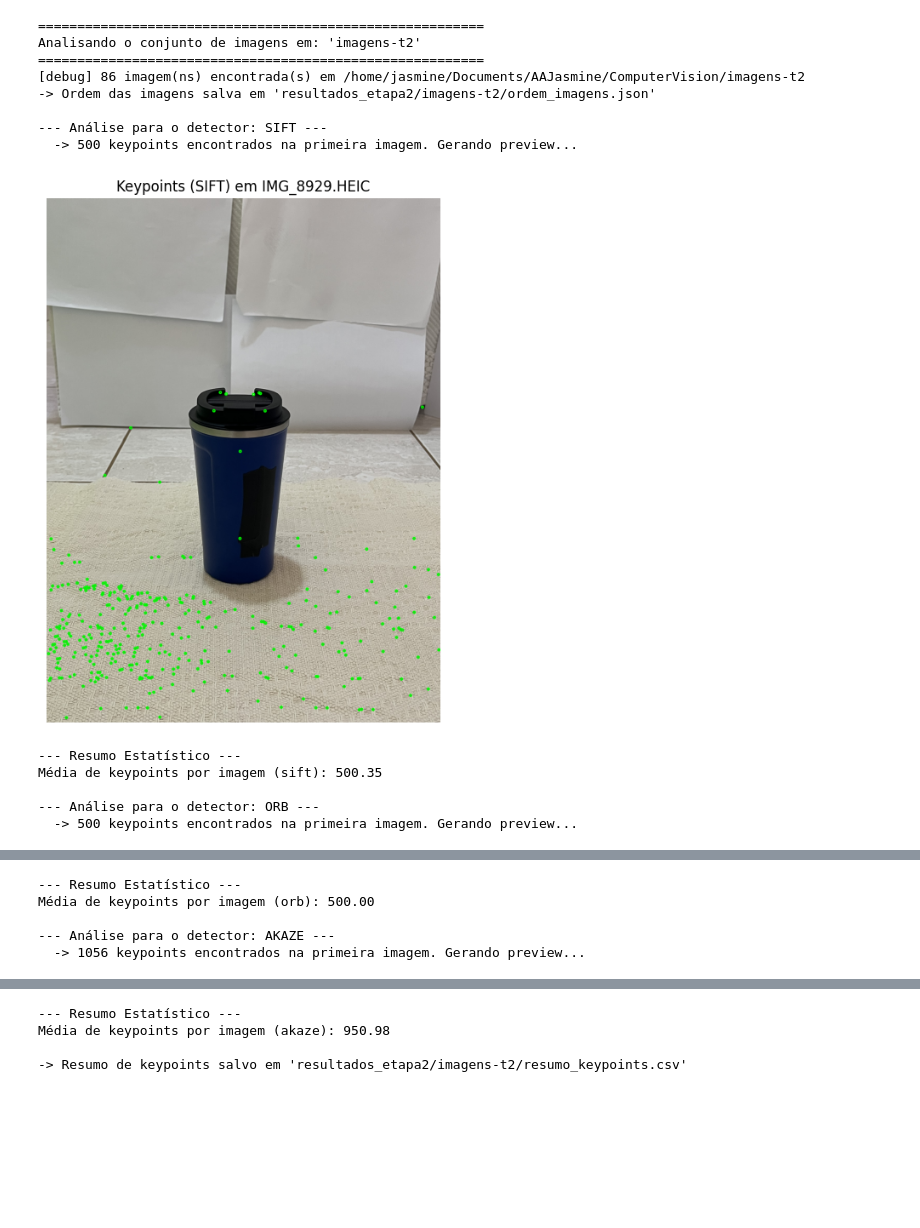
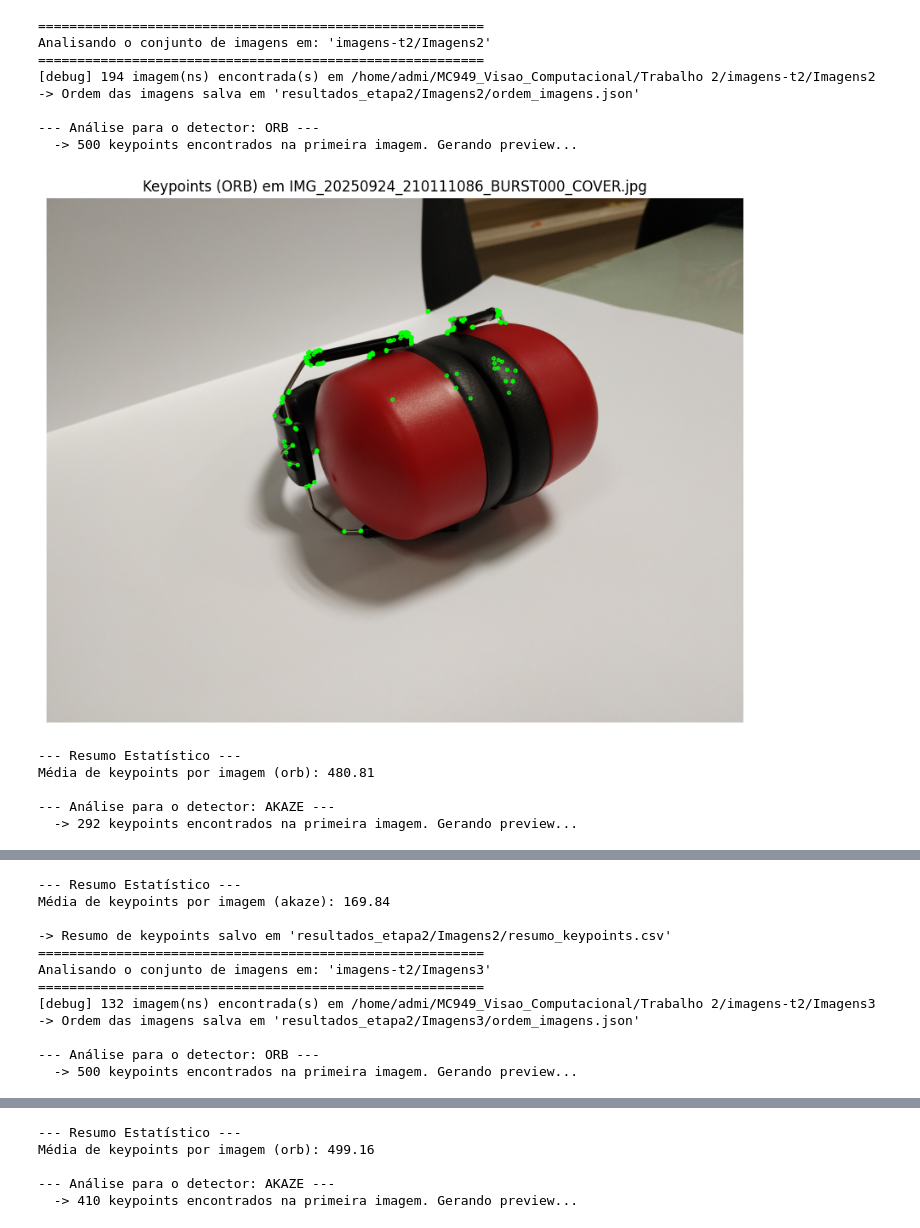
Before and after one commit to GabrielMacedoMontagna/MC949_Visao_Computacional, a Jupyter notebook: Trabalho 2/etapa2.ipynb, the cells around one changed output, grey strips where cells are left out. Drawn from its saved outputs; the diff is of its cells as text; code cells hidden in the pictures; blank space fills up the shorter version.

```diff
--- a/Trabalho 2/etapa2.ipynb
+++ b/Trabalho 2/etapa2.ipynb
@@ -247,21 +247,22 @@ def analisar_conjunto(caminho_pasta: str, detectores: List[str]):
         w.writerows(linhas_resumo)
     print(f"\n-> Resumo de keypoints salvo em '{csv_path}'")
 # %%
-caminho_normal = "imagens-t2"
-detectores = ['sift', 'orb', 'akaze']
-analisar_conjunto(caminho_normal, detectores)
+caminho_normal = ['imagens-t2/Imagens2', 'imagens-t2/Imagens3', 'imagens-t2/Imagens4']
+detectores = ['orb', 'akaze']
+for caminho in caminho_normal:
+    analisar_conjunto(caminho, detectores)
 # %% [output]
 =========================================================
-Analisando o conjunto de imagens em: 'imagens-t2'
+Analisando o conjunto de imagens em: 'imagens-t2/Imagens2'
 =========================================================
-[debug] 86 imagem(ns) encontrada(s) em /home/jasmine/Documents/AAJasmine/ComputerVision/imagens-t2
--> Ordem das imagens salva em 'resultados_etapa2/imagens-t2/ordem_imagens.json'
+[debug] 194 imagem(ns) encontrada(s) em /home/admi/MC949_Visao_Computacional/Trabalho 2/imagens-t2/Imagens2
+-> Ordem das imagens salva em 'resultados_etapa2/Imagens2/ordem_imagens.json'
 
---- Análise para o detector: SIFT ---
+--- Análise para o detector: ORB ---
   -> 500 keypoints encontrados na primeira imagem. Gerando preview...
-[figure, old version]
+[figure, new version]
 --- Resumo Estatístico ---
-Média de keypoints por imagem (sift): 500.35
+Média de keypoints por imagem (orb): 480.81
 
---- Análise para o detector: ORB ---
-  -> 500 keypoints encontrados na primeira imagem. Gerando preview...
+--- Análise para o detector: AKAZE ---
+  -> 292 keypoints encontrados na primeira imagem. Gerando preview...
@@ -269,5 +270,12 @@ Média de keypoints por imagem (sift): 500.35
 --- Resumo Estatístico ---
-Média de keypoints por imagem (orb): 500.00
+Média de keypoints por imagem (akaze): 169.84
 
---- Análise para o detector: AKAZE ---
-  -> 1056 keypoints encontrados na primeira imagem. Gerando preview...
+-> Resumo de keypoints salvo em 'resultados_etapa2/Imagens2/resumo_keypoints.csv'
+=========================================================
+Analisando o conjunto de imagens em: 'imagens-t2/Imagens3'
+=========================================================
+[debug] 132 imagem(ns) encontrada(s) em /home/admi/MC949_Visao_Computacional/Trabalho 2/imagens-t2/Imagens3
+-> Ordem das imagens salva em 'resultados_etapa2/Imagens3/ordem_imagens.json'
+
+--- Análise para o detector: ORB ---
+  -> 500 keypoints encontrados na primeira imagem. Gerando preview...
@@ -275,4 +283,5 @@ Média de keypoints por imagem (orb): 500.00
 --- Resumo Estatístico ---
-Média de keypoints por imagem (akaze): 950.98
+Média de keypoints por imagem (orb): 499.16
 
--> Resumo de keypoints salvo em 'resultados_etapa2/imagens-t2/resumo_keypoints.csv'
+--- Análise para o detector: AKAZE ---
+  -> 410 keypoints encontrados na primeira imagem. Gerando preview...
```
Also changed, not shown: parts of 1 cell of this notebook, 4 other files.
